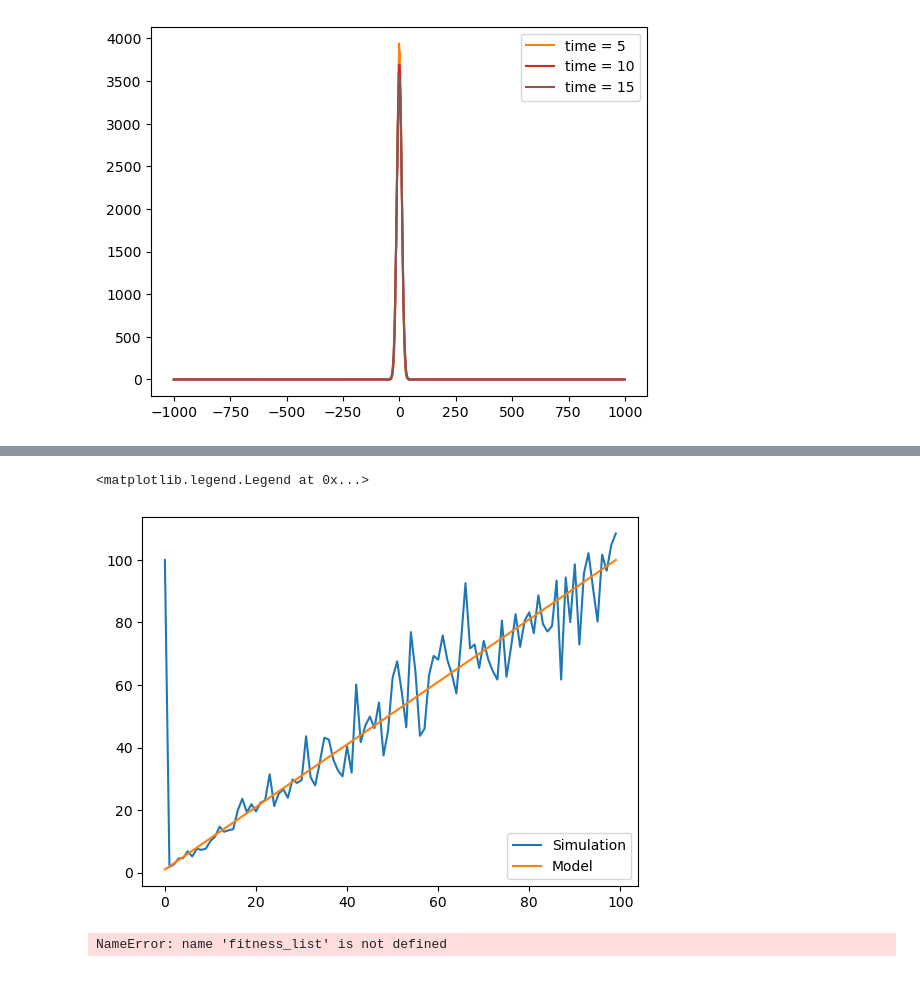
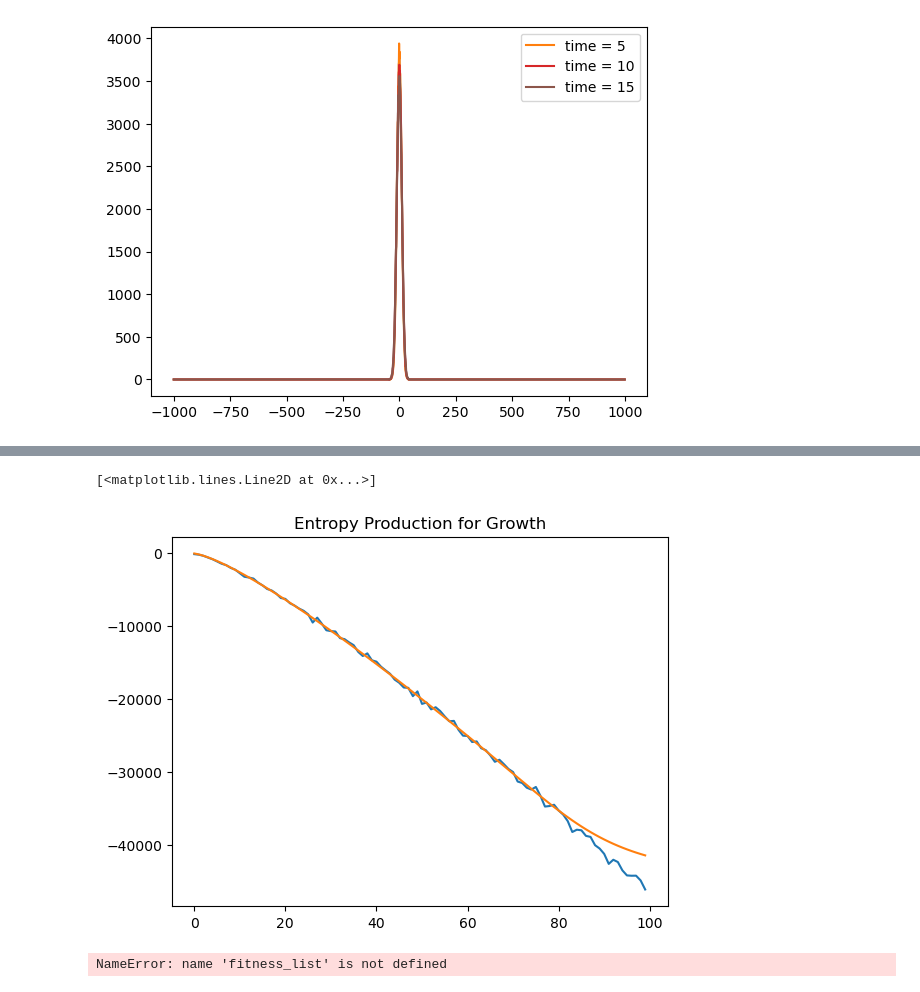
Before and after one commit to zhizhang1445/CRISPR_Sim, a Jupyter notebook: Unittest/entropyGrowth.ipynb, the cells around one changed output, grey strips where cells are left out. Saved outputs shown, nothing was run; the diff lists cells and outputs as text; code cells hidden in the pictures.

```diff
--- a/Unittest/entropyGrowth.ipynb
+++ b/Unittest/entropyGrowth.ipynb
@@ -194,5 +169,27 @@ def sampling_Possion_process(n_samples, t, fit, n_initial = 1):
+# %%
+n_samples = 100
+single_fitness = 1
+n_initial = 1
+
+def sampling_Possion_process(n_samples, t, fit, n_initial = 1):
+    rate = (1+fit*t)*n_initial
+    return np.random.poisson(rate, n_samples)
+
+def expected_Entropy_Poisson(n_0, fit, t, poisson_samples = 100):
+    def Poisson_PDF(n, mu):
+        return scipy.stats.poisson.pmf(n, mu)
+    to_sample = np.arange(poisson_samples)
+    to_average = np.zeros_like(to_sample)
+
+    for i, sample in enumerate(to_sample):
+        to_average[i] = -1*sample*np.log(sample) if sample > 0 else 0
+    rate = (1+fit*t)*n_0
+    to_weight = Poisson_PDF(to_sample, rate)
+
+    res = np.sum(to_average*to_weight)/np.sum(to_weight)
+    return res
 # %%
-n_initial = np.ones(n_samples)
+n_initial = 2*np.ones(n_samples)
 samples_time = [n_initial]
 entropy_change_time = [0]
 entropy_change_single_time = [0]
@@ -223,14 +220,19 @@ for t in range(1, 100):
     n_old = n_new
     t_range.append(t)
 t_range = np.array(t_range).squeeze()
-
-plt.figure()
-plt.plot(t_range, population_size_time, label = "Simulation")
-plt.plot(t_range, (1+single_fitness*t_range), label = "Model")
-plt.legend()
-# %% [output]
-<matplotlib.legend.Legend at 0x...>
-[figure, removed]
+# %%
+plt.figure()
+plt.title("Entropy Production for Growth")
+plt.plot(t_range, entropy_time)
+
+entropy_model = []
+for t in t_range:
+    entropy_model.append(100*expected_Entropy_Poisson(np.mean(n_initial), single_fitness, t, 100))
+
+plt.plot(t_range, entropy_model)
+# %% [output]
+[<matplotlib.lines.Line2D at 0x...>]
+[figure, added]
 # %%
 n_initial = np.ones(n_samples)
 samples_time = [n_initial]
```
Also changed, not shown: parts of 5 cells of this notebook, 3 other files.
